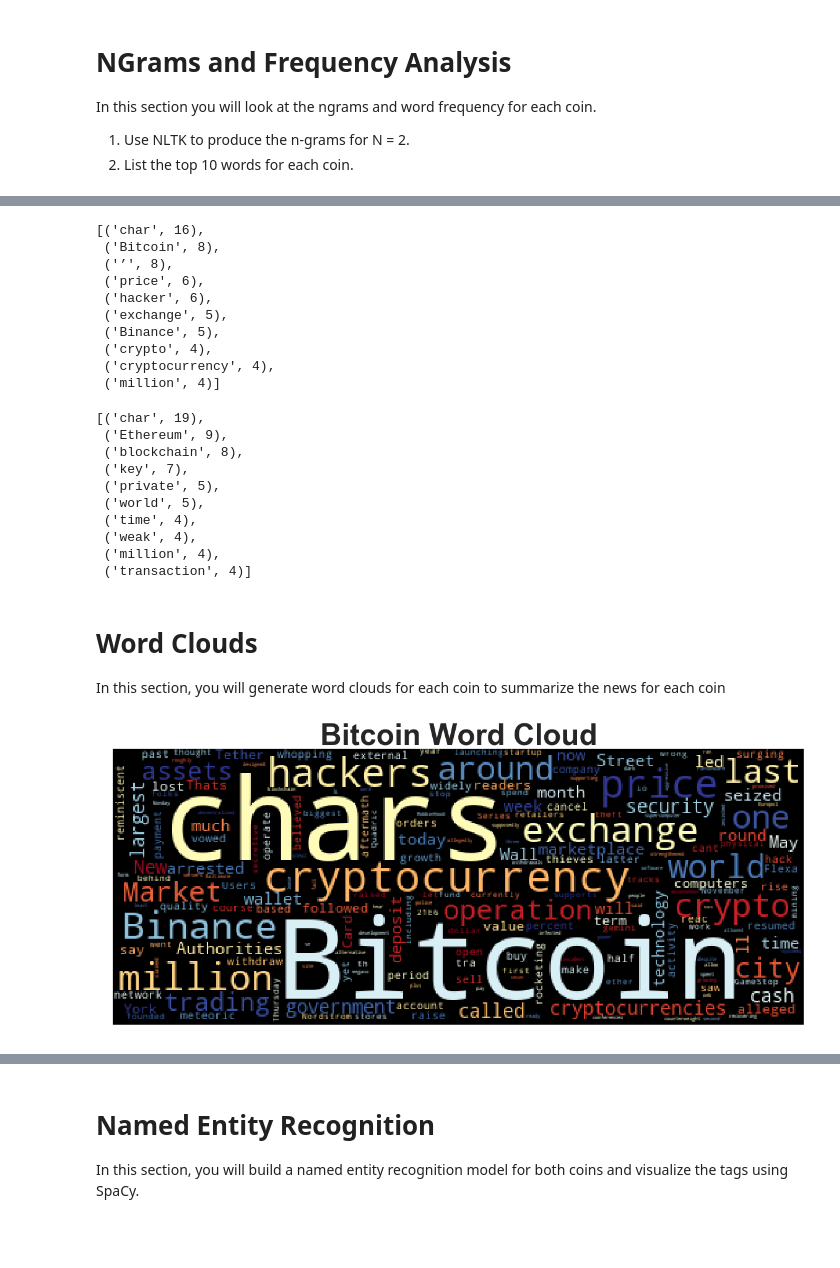
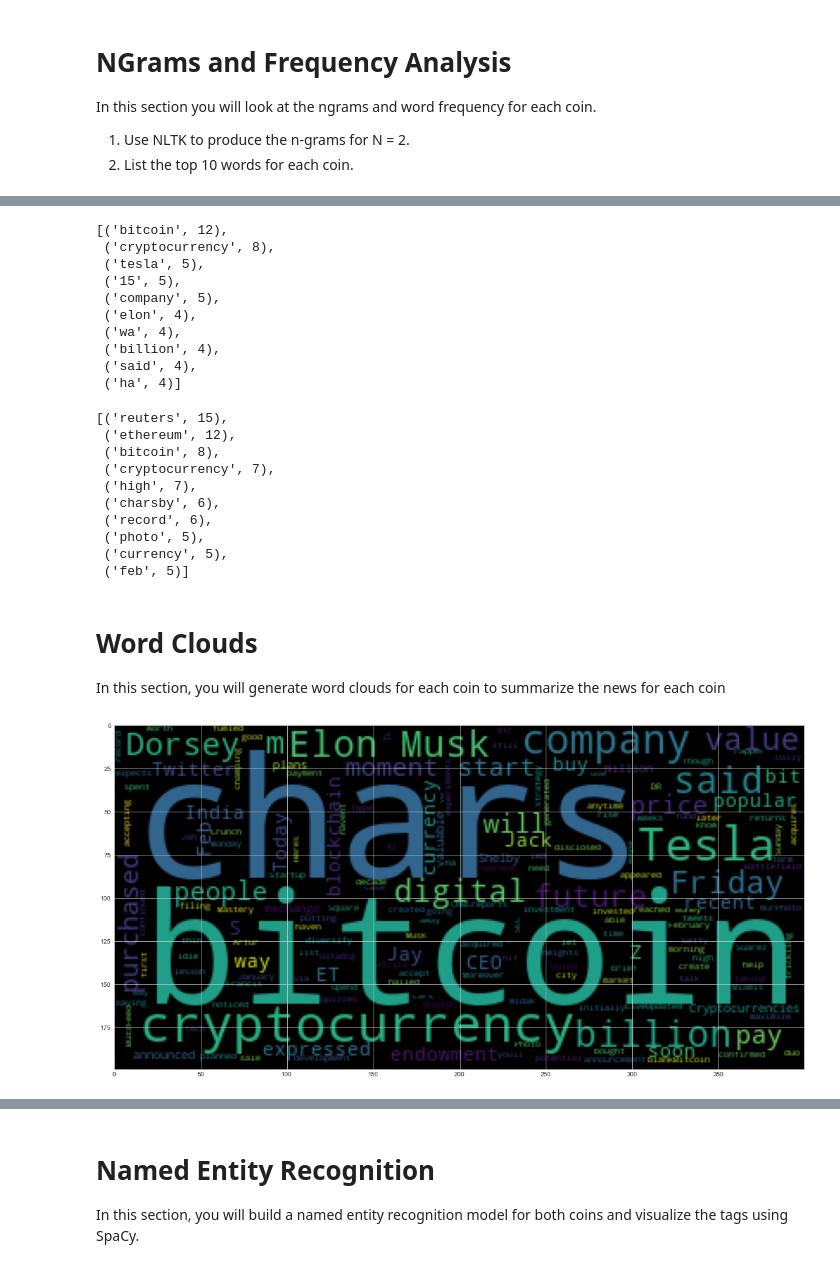
Before and after one commit to mnewk555/nlg-homework, a Jupyter notebook: crypto_sentiment.ipynb, the cells around one changed output, grey strips where cells are left out. Saved outputs shown, nothing was run; the diff lists cells and outputs as text; code cells hidden in the pictures; blank space fills up the shorter version.

```diff
--- a/crypto_sentiment.ipynb
+++ b/crypto_sentiment.ipynb
@@ -383,4 +395,8 @@ from nltk import ngrams
 # %%
 # Generate the Bitcoin N-grams where N=2
 # YOUR CODE HERE!
+bitcoin_corpus = df_bitcoin['text'].sum()
+
+bitcoin_bigrams = bigram_counter(bitcoin_corpus)
+bitcoin_bigrams
 # %% [output]
@@ -436,31 +442,33 @@ def token_count(tokens, N=10):
 # %%
 # Get the top 10 words for Bitcoin
 # YOUR CODE HERE!
+token_count(tokenizer(bitcoin_corpus))
 # %% [output]
-[('char', 16),
- ('Bitcoin', 8),
- ('’', 8),
- ('price', 6),
- ('hacker', 6),
- ('exchange', 5),
- ('Binance', 5),
- ('crypto', 4),
- ('cryptocurrency', 4),
- ('million', 4)]
+[('bitcoin', 12),
+ ('cryptocurrency', 8),
+ ('tesla', 5),
+ ('15', 5),
+ ('company', 5),
+ ('elon', 4),
+ ('wa', 4),
+ ('billion', 4),
+ ('said', 4),
+ ('ha', 4)]
 # %%
 # Get the top 10 words for Ethereum
 # YOUR CODE HERE!
+token_count(tokenizer(ethereum_corpus))
 # %% [output]
-[('char', 19),
- ('Ethereum', 9),
- ('blockchain', 8),
- ('key', 7),
- ('private', 5),
- ('world', 5),
- ('time', 4),
- ('weak', 4),
- ('million', 4),
- ('transaction', 4)]
+[('reuters', 15),
+ ('ethereum', 12),
+ ('bitcoin', 8),
+ ('cryptocurrency', 7),
+ ('high', 7),
+ ('charsby', 6),
+ ('record', 6),
+ ('photo', 5),
+ ('currency', 5),
+ ('feb', 5)]
 # %% [markdown]
 # Word Clouds
 
@@ -471,11 +479,16 @@ import matplotlib.pyplot as plt
 plt.style.use('seaborn-whitegrid')
 import matplotlib as mpl
 mpl.rcParams['figure.figsize'] = [20.0, 10.0]
+# %%
+def make_cloud(text):
+    wc = WordCloud().generate(text)
+    plt.imshow(wc)
 # %%
 # Generate the Bitcoin word cloud
 # YOUR CODE HERE!
+make_cloud(bitcoin_corpus)
 # %% [output]
-[figure, old version]
+[figure, new version]
 # %%
 # Generate the Ethereum word cloud
 # YOUR CODE HERE!
```
Also changed, not shown: parts of 21 cells of this notebook.
